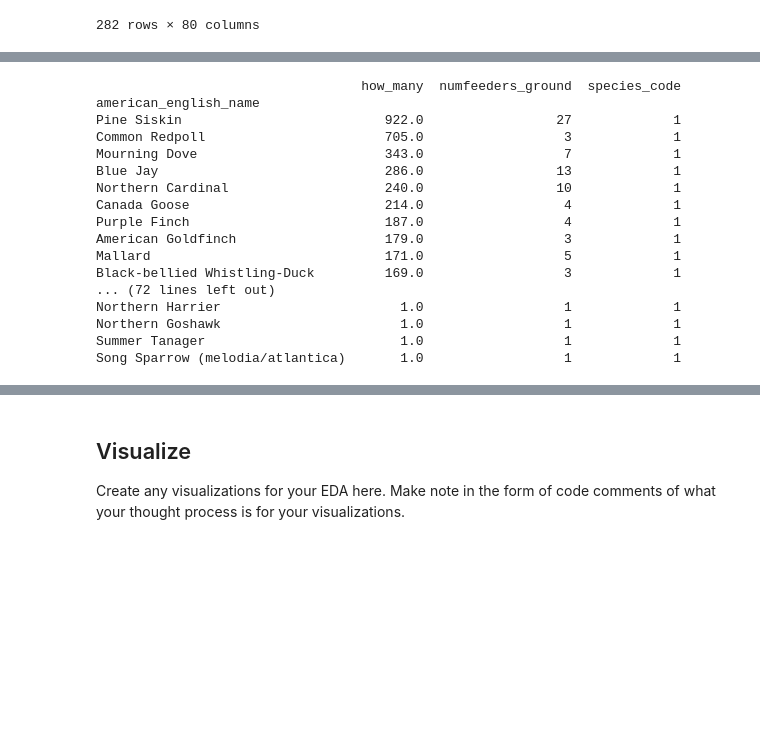
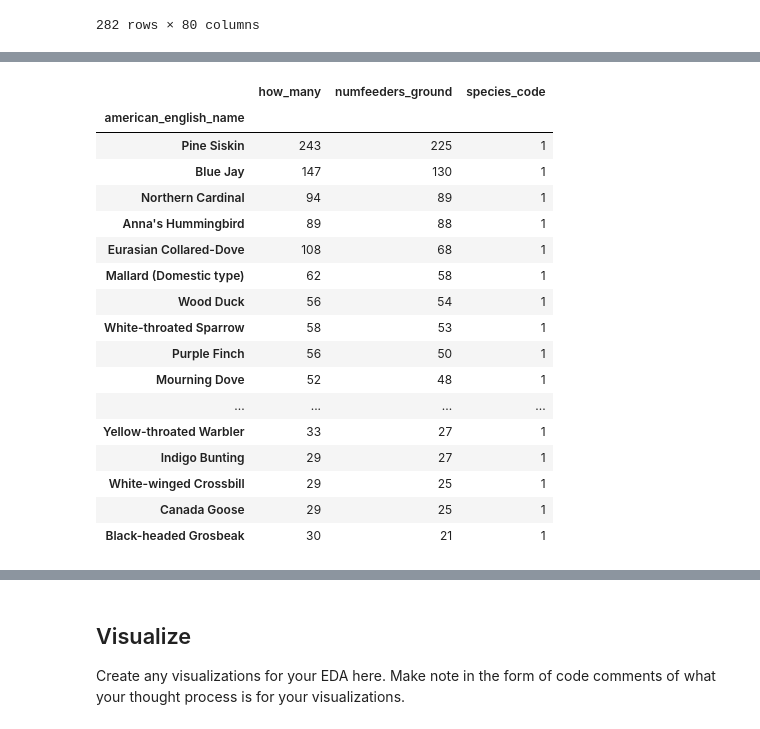
Before and after one commit to EJoyce-DA/eda-checkpoint, a Jupyter notebook: checkpoint-two.ipynb, the cells around one changed output, grey strips where cells are left out. Cells and saved outputs as stored; diff of their text form; code cells hidden in the pictures; blank space fills up the shorter version.

```diff
--- a/checkpoint-two.ipynb
+++ b/checkpoint-two.ipynb
@@ -289,34 +315,49 @@ Song Sparrow (melodia/atlantica)       1.0                1             1
+# %%
+ground_agg_dict = {
+    'how_many': 'count',                # Summing the number of birds using the ground feeder
+    'numfeeders_ground': 'count',         # Counting the number of ground feeders
+    'species_code': 'nunique', # unique bird types
+}
+
+ground_feeder_bird_types = pfw_VR.groupby('american_english_name').agg(
+    ground_agg_dict
+).sort_values(by='numfeeders_ground', ascending=False)
+
+ground_feeder_bird_types.head(25)
+
+# The ground feeders have similar results to the suet feeders, attracting pine siskins, blue jays, and northern cardinals as the top 3 species.
+# %% [output]
+|  | how_many | numfeeders_ground | species_code |
+| american_english_name |  |  |  |
+| Pine Siskin | 243 | 225 | 1 |
+| Blue Jay | 147 | 130 | 1 |
+| Northern Cardinal | 94 | 89 | 1 |
+| Anna's Hummingbird | 89 | 88 | 1 |
+| Eurasian Collared-Dove | 108 | 68 | 1 |
+| Mallard (Domestic type) | 62 | 58 | 1 |
+| Wood Duck | 56 | 54 | 1 |
+| White-throated Sparrow | 58 | 53 | 1 |
+| Purple Finch | 56 | 50 | 1 |
+| Mourning Dove | 52 | 48 | 1 |
+| ... | ... | ... | ... |
+| Yellow-throated Warbler | 33 | 27 | 1 |
+| Indigo Bunting | 29 | 27 | 1 |
+| White-winged Crossbill | 29 | 25 | 1 |
+| Canada Goose | 29 | 25 | 1 |
+| Black-headed Grosbeak | 30 | 21 | 1 |
 # %%
-#When trying the same code with the ground feeders, I got exactly the same result, which means I am not counting the correct thing.
-ground_agg_dict = {
-    'how_many': 'sum',                # Summing the number of birds using the ground feeder
+# I want to see the impact of habitat on the different species as well.
+# I am going to look at ground feeders in deciduous woods to see what the results are.
+
+dcid_woods_agg_dict = {
+    'how_many': 'count',                # Summing the number of birds using the ground feeder
     'numfeeders_ground': 'count',         # Counting the number of ground feeders
-    'species_code': 'nunique' # Count unique bird types
+    'hab_dcid'
+    'species_code': 'nunique', # unique bird types
 }
 
 ground_feeder_bird_types = pfw_VR.groupby('american_english_name').agg(
     ground_agg_dict
-).sort_values(by='how_many', ascending=False)
+).sort_values(by='numfeeders_ground', ascending=False)
 
-with pd.option_context('display.max_rows', None,
-                       'display.max_columns', None,
-                       'display.precision', 3):
-    print(ground_feeder_bird_types)
+ground_feeder_bird_types.head(25)
-# %% [output]
-                                  how_many  numfeeders_ground  species_code
-american_english_name
-Pine Siskin                          922.0                 27             1
-Common Redpoll                       705.0                  3             1
-Mourning Dove                        343.0                  7             1
-Blue Jay                             286.0                 13             1
-Northern Cardinal                    240.0                 10             1
-Canada Goose                         214.0                  4             1
-Purple Finch                         187.0                  4             1
-American Goldfinch                   179.0                  3             1
-Mallard                              171.0                  5             1
-Black-bellied Whistling-Duck         169.0                  3             1
-... (72 lines left out)
-Northern Harrier                       1.0                  1             1
-Northern Goshawk                       1.0                  1             1
-Summer Tanager                         1.0                  1             1
-Song Sparrow (melodia/atlantica)       1.0                  1             1
```
Also changed, not shown: parts of 11 cells of this notebook.
